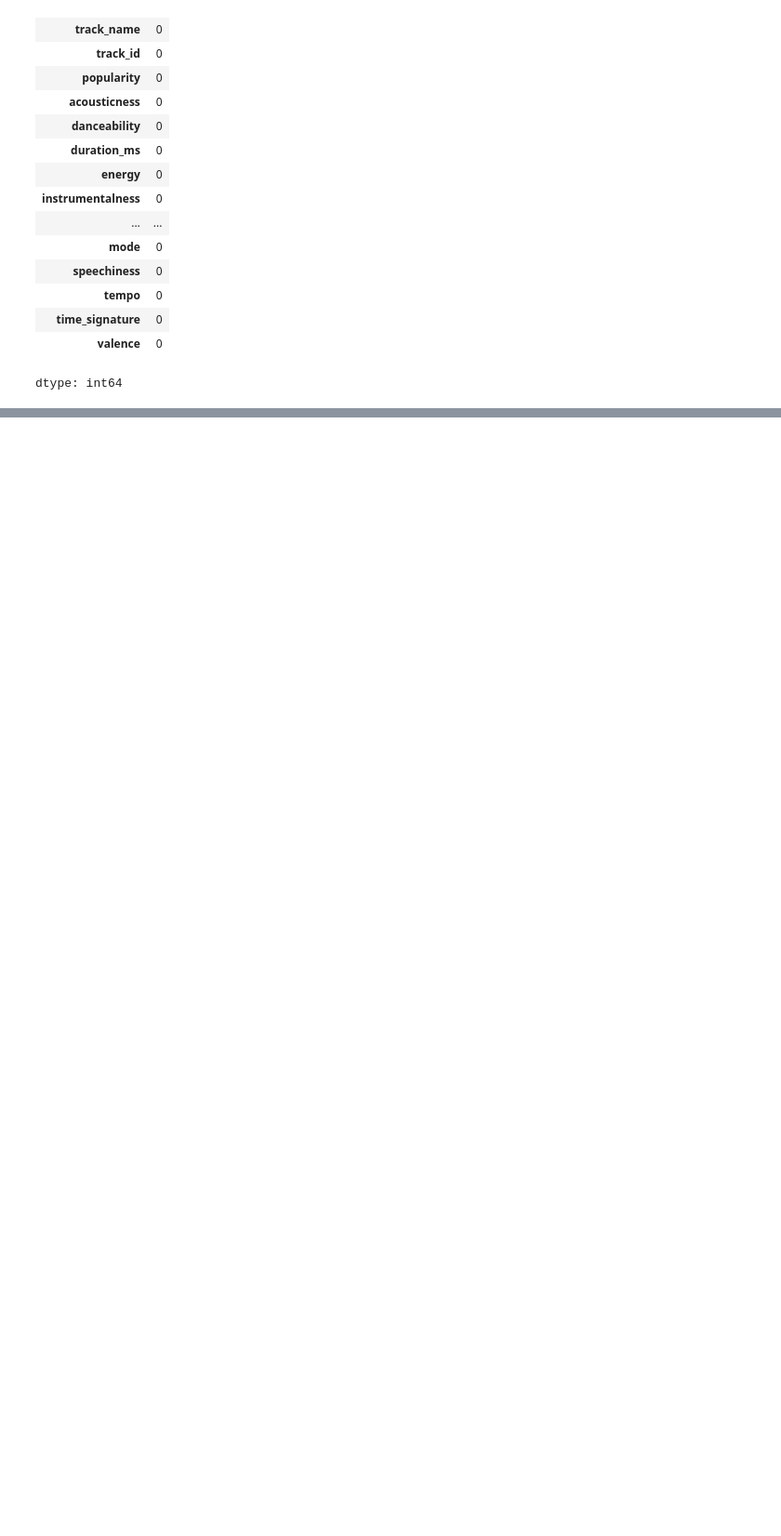
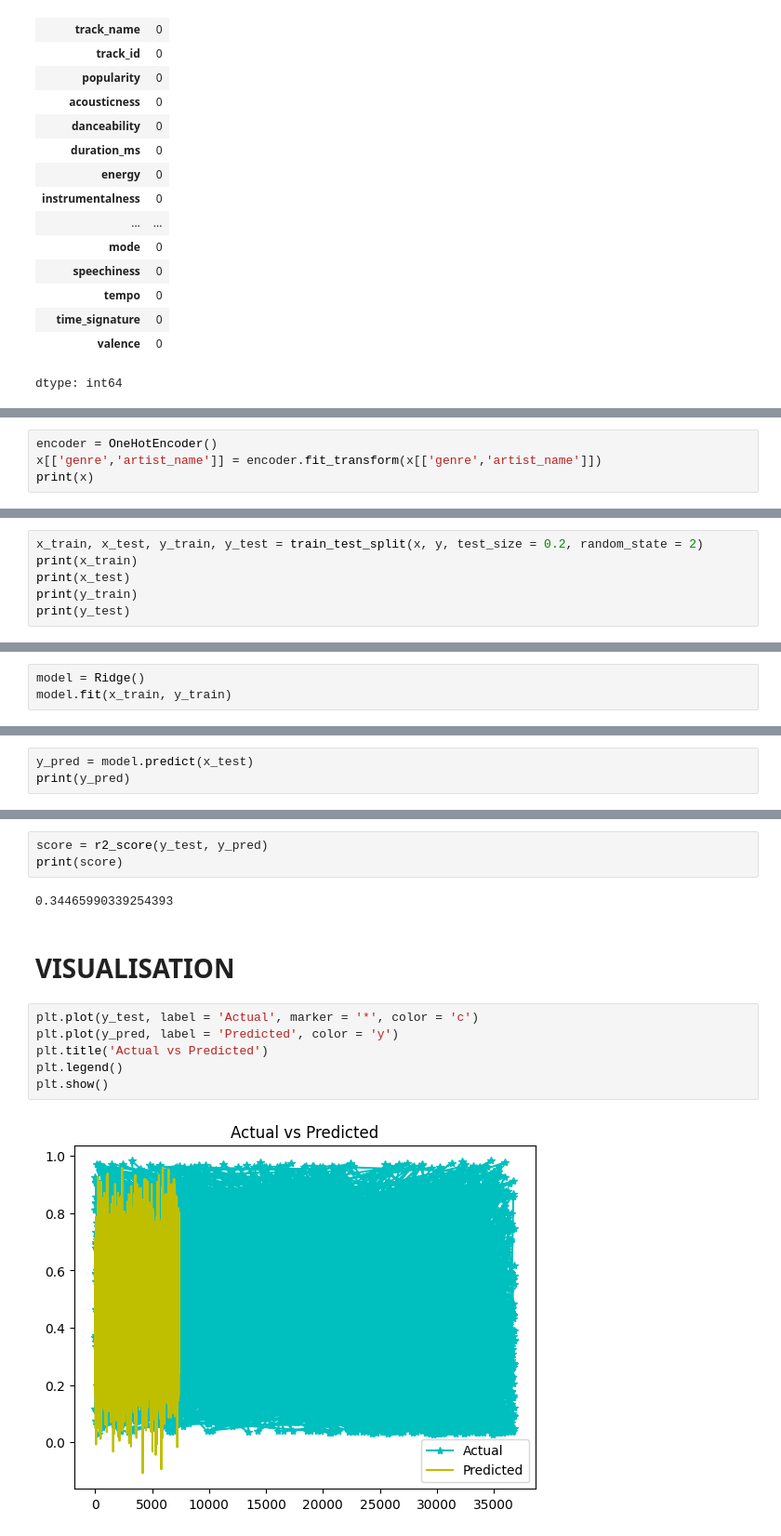
Before and after one commit to varuchi09/Music-popularity-prediction, a Jupyter notebook: main.ipynb, the cells around one changed output, grey strips where cells are left out. Shown: that part at 93% size. Cells and saved outputs as stored; diff of their text form; blank space fills up the shorter version.

```diff
--- a/main.ipynb
+++ b/main.ipynb
@@ -153,0 +199,4 @@ dtype: int64
+# %%
+encoder = OneHotEncoder()
+x[['genre','artist_name']] = encoder.fit_transform(x[['genre','artist_name']])
+print(x)
@@ -153,0 +207,6 @@ dtype: int64
+# %%
+x_train, x_test, y_train, y_test = train_test_split(x, y, test_size = 0.2, random_state = 2)
+print(x_train)
+print(x_test)
+print(y_train)
+print(y_test)
@@ -153,0 +233,3 @@ dtype: int64
+# %%
+model = Ridge()
+model.fit(x_train, y_train)
@@ -153,0 +238,3 @@ dtype: int64
+# %%
+y_pred = model.predict(x_test)
+print(y_pred)
@@ -153,0 +245,15 @@ dtype: int64
+# %%
+score = r2_score(y_test, y_pred)
+print(score)
+# %% [output]
+0.34465990339254393
+# %% [markdown]
+# **VISUALISATION**
+# %%
+plt.plot(y_test, label = 'Actual', marker = '*', color = 'c')
+plt.plot(y_pred, label = 'Predicted', color = 'y')
+plt.title('Actual vs Predicted')
+plt.legend()
+plt.show()
+# %% [output]
+[figure, added]
```
Also changed, not shown: parts of 14 cells of this notebook.
